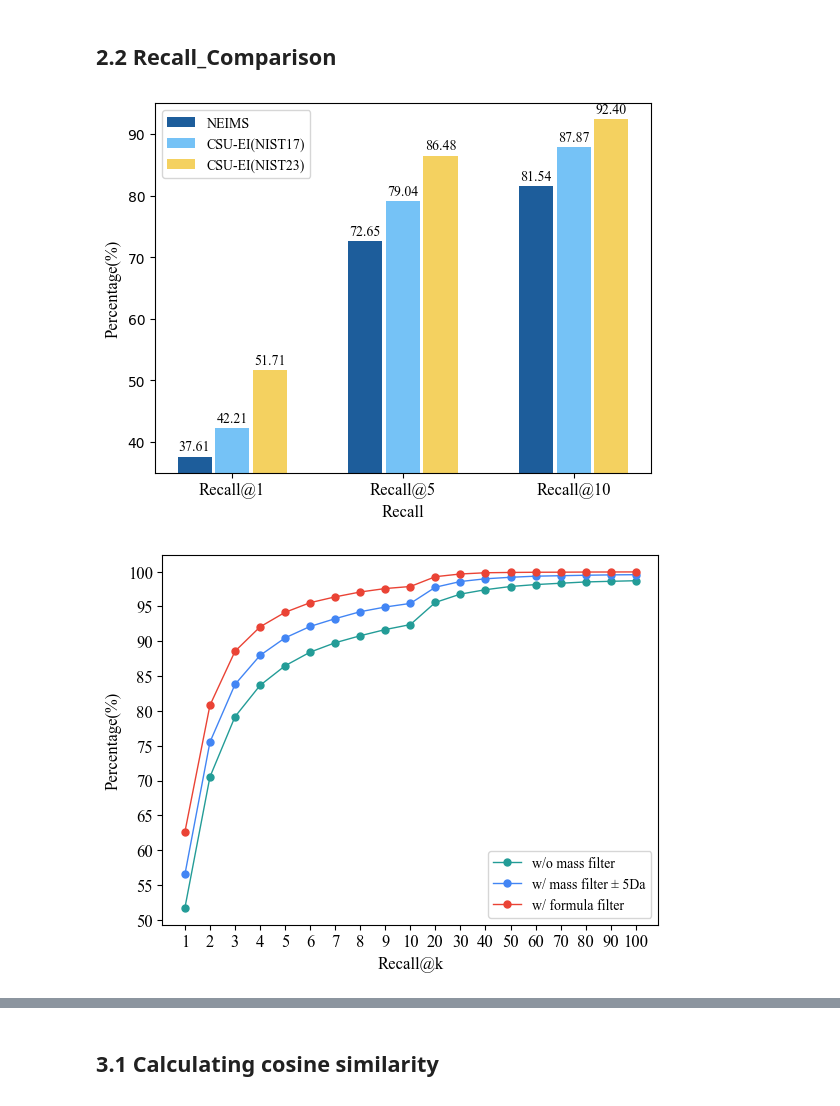
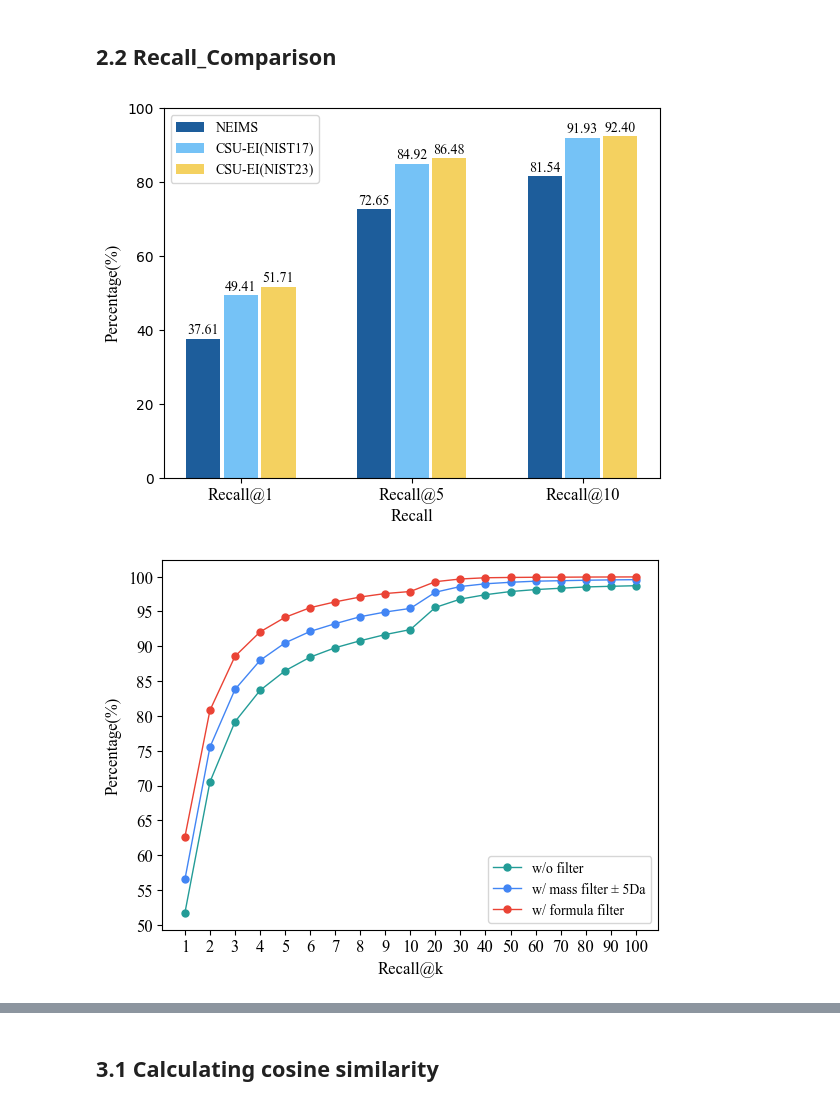
Before and after one commit to crxcsu/CSU-EI, a Jupyter notebook: analyzer/Interacting_with_CSUEI.ipynb, the cells around one changed output, grey strips where cells are left out. Saved outputs shown, nothing was run; the diff lists cells and outputs as text; code cells hidden in the pictures.

```diff
--- a/analyzer/Interacting_with_CSUEI.ipynb
+++ b/analyzer/Interacting_with_CSUEI.ipynb
@@ -9,6 +9,7 @@ import json
 import torch
 import numpy as np
 import pandas as pd
+import matplotlib
 import matplotlib.pyplot as plt
 from matplotlib.colors import Normalize
 from mpl_toolkits.axes_grid1 import make_axes_locatable
@@ -16,16 +17,20 @@ from rdkit import Chem
 from rdkit.Chem import AllChem
 from rdkit.Chem import Draw
 from data_provider.dataset import process_ms_spectra_for_wcs
-from analyzer.core import get_data_and_features, get_cos_distance, get_topk_acc, find_functional_group_pairs, plot_mol_structure
+from analyzer.core import auto_eval_topk, get_data_and_features, get_cos_distance, get_topk_acc, find_functional_group_pairs, plot_mol_structure
+matplotlib.rcParams['font.family'] = 'Times New Roman'
+pd.set_option('display.unicode.east_asian_width', True)
+pd.set_option('display.unicode.ambiguous_as_wide', True)
+pd.set_option('display.max_colwidth', None)
 
 # config_path = "results/CSUEI_nist23_smil6_msl6_bs1024_DDP1_lr4.0e-04_smiesa1_msesa1_rm1_se1_2026-02-08_155340/config_2026-02-08_155340.json"
-# paths = [
+# ablation_study_paths = [
 #     "results/CSUEI_nist23_smil6_msl6_bs1024_DDP1_lr4.0e-04_smiesa0_msesa0_rm0_se0_2026-02-11_204925/config_2026-02-11_204925.json",
 #     "results/CSUEI_nist23_smil6_msl6_bs1024_DDP1_lr4.0e-04_smiesa0_msesa0_rm0_se1_2026-02-11_124340/config_2026-02-11_124340.json",
 #     "results/CSUEI_nist23_smil6_msl6_bs1024_DDP1_lr4.0e-04_smiesa0_msesa0_rm1_se1_2026-02-10_123237/config_2026-02-10_123237.json",
 #     config_path
 # ]
-
+config_path17 = "results/CSUEI_nist17_smil6_msl6_bs1024_DDP1_lr4.0e-04_smiesa1_msesa1_rm1_se1_2026-03-27_150000/config_2026-03-27_150000.json"
 config_path = "results/CSUEI_nist23_smil6_msl6_bs1024_DDP1_lr4.0e-04_smiesa1_msesa1_rm1_se1_2026-02-13_193603/config_2026-02-13_193603.json"
 ablation_study_paths = [
     "results/CSUEI_nist23_smil6_msl6_bs1024_DDP1_lr4.0e-04_smiesa0_msesa0_rm0_se0_2026-02-18_100902/config_2026-02-18_100902.json",
@@ -359,8 +364,7 @@ plt.show()
 # %%
 # Hardcoded data (Default fallback)
 neims_data = [37.61, 72.65, 81.54]
-# nist17_data, _ = get_topk_acc(config_path)
-nist17_data = [42.21, 79.04, 87.87]
+nist17_data, _ = get_topk_acc(config_path17)
 nist23_data, _ = get_topk_acc(config_path)
 
 # Prepare data for plotting
@@ -373,42 +377,42 @@ x_labels = ['Recall@1', 'Recall@5', 'Recall@10']
 bar_width = 0.2
 index = np.arange(len(x_labels))
 fig, ax = plt.subplots()
 
 colors = ['#1d5d9b', '#75c2f6', '#f4d160']
 
 # 绘制柱状图
 bars1 = ax.bar(index - bar_width-0.02, recall_data[:, 0], bar_width, label='NEIMS', color=colors[0])
 bars2 = ax.bar(index, recall_data[:, 1], bar_width, label='CSU-EI(NIST17)', color=colors[1])
 bars3 = ax.bar(index + bar_width+0.02, recall_data[:, 2], bar_width, label='CSU-EI(NIST23)', color=colors[2])
 
 # 设置标签和标题
 ax.set_xlabel('Recall', fontsize=12, fontname='times new roman')
 ax.set_ylabel('Percentage(%)', fontsize=12, fontname='times new roman')
 ax.set_xticks(index)
 ax.set_xticklabels(x_labels, fontsize=12, fontname='times new roman')
-ax.set_ylim(35, 95)  # 设置y轴坐标刻度从35开始
+ax.set_ylim(0, 100)
 ax.legend(fontsize=12, prop={'family': 'times new roman'})
 
 # 在每个柱状图顶部标出数值
 for bars in [bars1, bars2, bars3]:
     for bar in bars:
         height = bar.get_height()
         ax.text(bar.get_x() + bar.get_width() / 2, height + 0.5, f'{height:.2f}', ha='center', va='bottom', fontsize=10, fontname='times new roman')
 
 if save_dir is not None:
     save_path = os.path.join(save_dir, 'Recall_Comparison_Bar.png')
     plt.savefig(save_path, dpi=300)
 
 plt.show()
 # %% [output]
-[figure, old version]
+[figure, new version]
 # %%
 # Find the csv file
 _, df = get_topk_acc(config_path)
 x_ticks = [int(col) for col in df.columns]
 x = np.arange(1, len(x_ticks) + 1)
-# y1: CSUEI without mass filter
-y1 = df.loc['w/o mass filter'].values * 100
+# y1: CSUEI without filter
+y1 = df.loc['w/o filter'].values * 100
 # y2: CSUEI with mass filter
 y2 = df.loc['w/ mass filter ± 5Da'].values * 100
 # y3: CSUEI with formula filter
@@ -418,7 +422,7 @@ plt.xlabel('Recall@k', fontsize=12, fontname='times new roman')
 plt.ylabel('Percentage(%)', fontsize=12, fontname='times new roman')
 plt.xticks(x, x_ticks, fontsize=12, fontname='times new roman')
 plt.yticks(np.arange(0, 101, 5), fontsize=12, fontname='times new roman')
-plt.plot(x, y1, color='#239C97', marker='o', markersize=5, linewidth=1, label='w/o mass filter')
+plt.plot(x, y1, color='#239C97', marker='o', markersize=5, linewidth=1, label='w/o filter')
 plt.plot(x, y2, color='#4285f4', marker='o', markersize=5, linewidth=1, label='w/ mass filter ± 5Da')
 plt.plot(x, y3, color='#ea4335', marker='o', markersize=5, linewidth=1, label='w/ formula filter')
 plt.legend(loc='lower right', fontsize=12, prop={'family': 'times new roman'})
@@ -427,4 +431,4 @@ if save_dir is not None:
     plt.savefig(save_path, dpi=300)
 plt.show()
 # %% [output]
-[figure, old version]
+[figure, new version]
```
Also changed, not shown: parts of 17 cells of this notebook, 3 other files.
